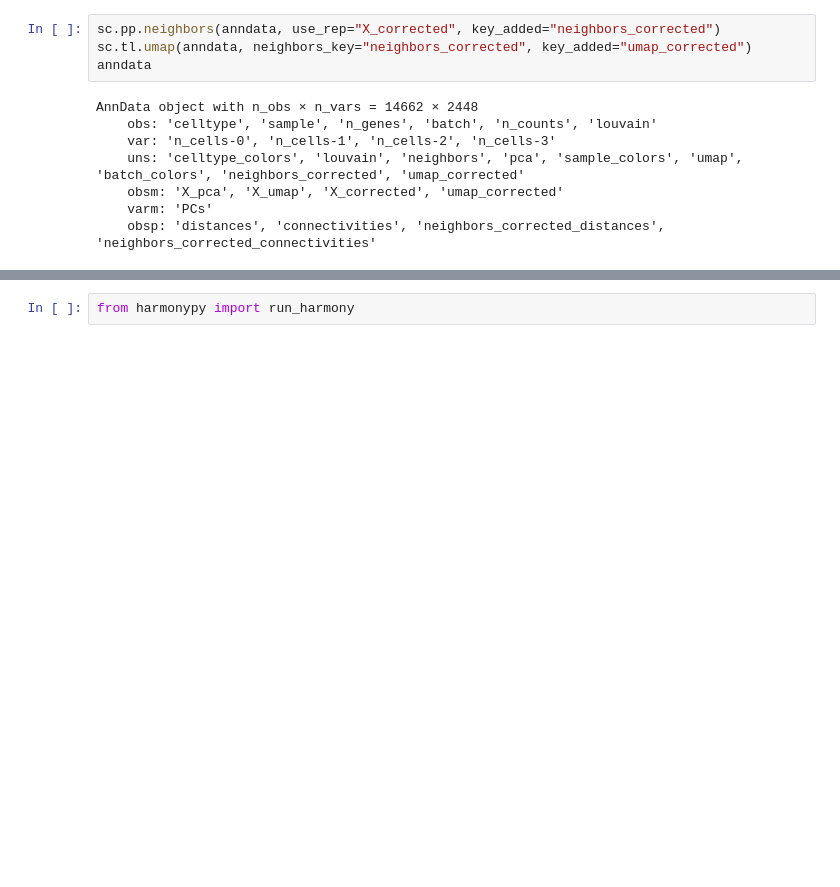
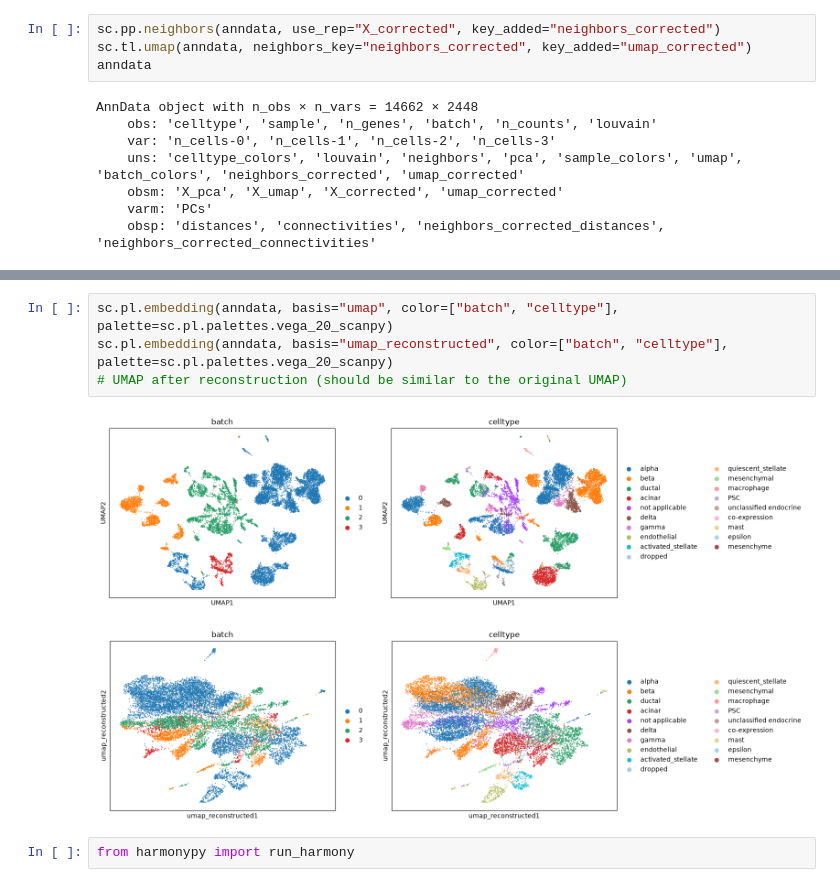
Before and after one commit to saldanB/bibola, a Jupyter notebook: pancreas_benchmark.ipynb, the cells around one changed output, grey strips where cells are left out. Drawn from its saved outputs; the diff is of its cells as text; blank space fills up the shorter version.

```diff
--- a/pancreas_benchmark.ipynb
+++ b/pancreas_benchmark.ipynb
@@ -164,3 +177,10 @@ sc.pl.embedding(anndata, basis="umap_corrected", color=["batch", "celltype"], pa
+# %%
+sc.pl.embedding(anndata, basis="umap", color=["batch", "celltype"], palette=sc.pl.palettes.vega_20_scanpy)
+sc.pl.embedding(anndata, basis="umap_reconstructed", color=["batch", "celltype"], palette=sc.pl.palettes.vega_20_scanpy)
+# UMAP after reconstruction (should be similar to the original UMAP)
+# %% [output]
+[figure, added]
+[figure, added]
 # %%
 from harmonypy import run_harmony
 # %%
```
Also changed, not shown: parts of 10 cells of this notebook, 2 other files.
